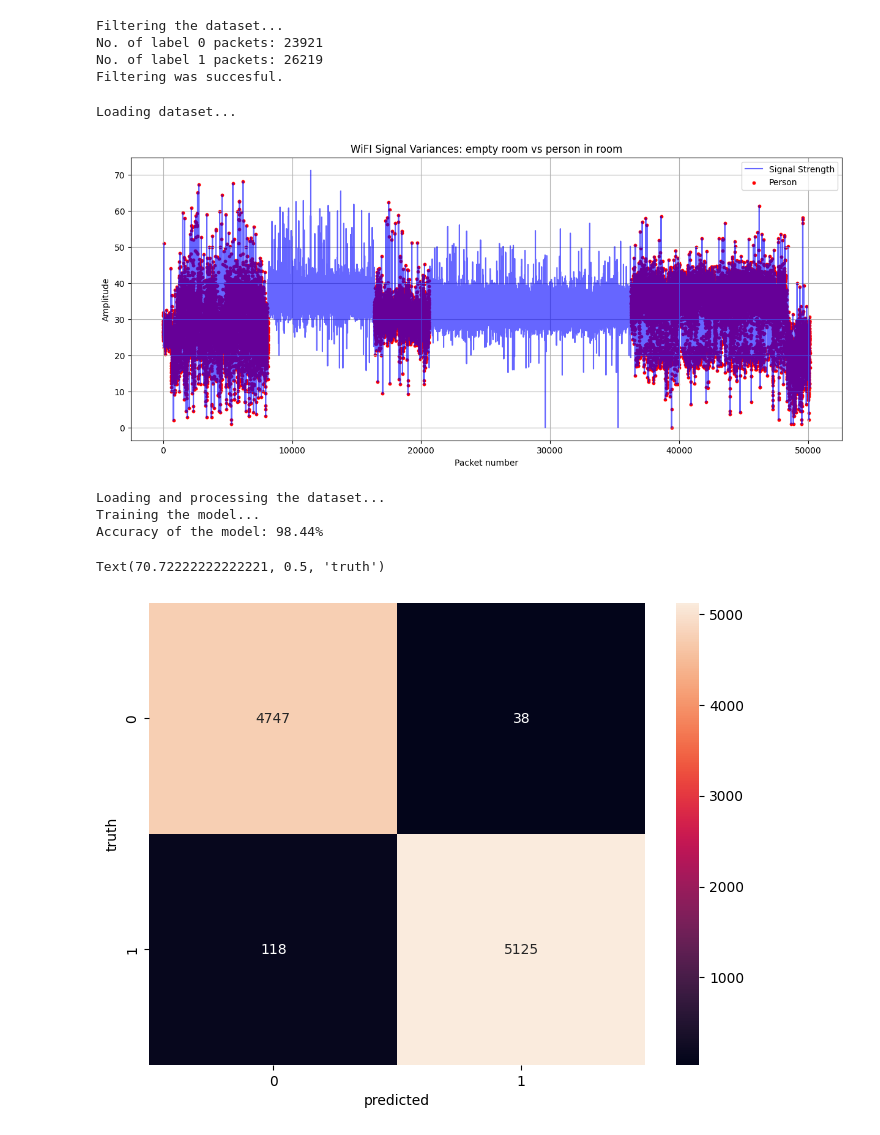
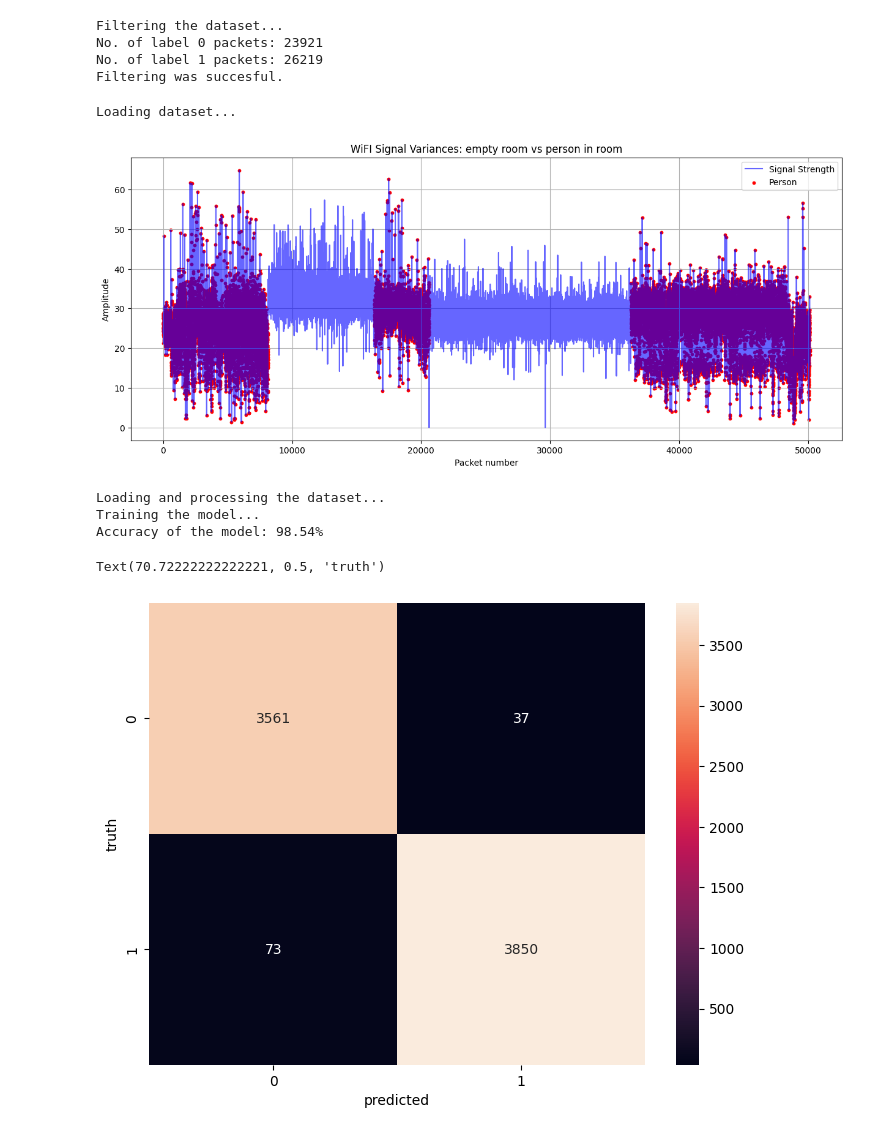
Before and after one commit to monopoly34/WiFi-Sensing-using-ESP32, a Jupyter notebook: csv_extraction.ipynb, the cells around one changed output. Cells and saved outputs as stored; diff of their text form; code cells hidden in the pictures.

```diff
--- a/csv_extraction.ipynb
+++ b/csv_extraction.ipynb
@@ -181,36 +181,36 @@ def visualize_data():
     # sqrt(real^2 + imaginary^2)
     amplitude = np.sqrt(real_parts**2 + imaginary_parts**2)
 
-    # we chooes one specific frequency to visualize the data
-    frequency = 100
+    # we choose one specific frequency to visualize the data
+    frequency = 90
 
     # creates a new plotting window with a specified size (15-width, 6-height)
     plt.figure(figsize = (15,6))
 
     # finds the row indicies where a person was present in the room
     # df[0] refers to column 0 (the label), and we look for rows with label == 1
     person_indicies = df[df[0] == 1].index
 
     # draws the main blue line showing signal strength over time for the chosen frequency
     # alpha = 0.6 makes the line slightly transparent
     plt.plot(amplitude[:, frequency], label = "Signal Strength", color = 'blue', alpha = 0.6)
 
     # overlay red dots on top of the blue line only where a person was present
     # we use the 'person_indicies' to select X (time) and Y (amplitude) coordinates
     # color = red sets the color of the dots and s = 10 sets the size of the dots
     plt.scatter(person_indicies, amplitude[person_indicies, frequency], color = 'red', s = 10, label = 'Person')
     plt.title("WiFI Signal Variances: empty room vs person in room")    # sets the title of the graph
     plt.xlabel("Packet number")                                         # labels the X-axis (time)
     plt.ylabel("Amplitude")                                             # labels the Y-axis (signal power)
     plt.legend()                                                        # adds the legend box
     plt.grid(True)                                                      # adds a grid background to make it easier to read values
     plt.show()                                                          # renders and displays the final graph
 
 # calls the function to execute the code above
 visualize_data()
 # %% [output]
 Loading dataset...
-[figure, old version]
+[figure, new version]
 # %%
 import pandas as pd                                             # library for handling data in tables (DataFrames)
 import numpy as np                                              # library for fast mathematical operations (matrices, arrays)
@@ -259,7 +259,7 @@ print(f"Training the model...")
 # here we will split the data into two parts:
 # X_train, y_train (85%) is used to train the model
 # X_test, y_test (15%) is used to test the model
-X_train, X_test, y_train, y_test = train_test_split(X_amp, y_raw, test_size = 0.20)
+X_train, X_test, y_train, y_test = train_test_split(X_amp, y_raw, test_size = 0.15)
 
 # we create a 'RandomForest' which consists of 30 decision trees (n_estimators = 30)
 model = RandomForestClassifier(n_estimators = 30)
@@ -291,6 +291,6 @@ plt.ylabel("truth")             # the actual label
 # %% [output]
 Loading and processing the dataset...
 Training the model...
-Accuracy of the model: 98.44%
+Accuracy of the model: 98.54%
 Text(70.72222222222221, 0.5, 'truth')
-[figure, old version]
+[figure, new version]
```
Also changed, not shown: parts of 2 cells of this notebook, 1 other file.
